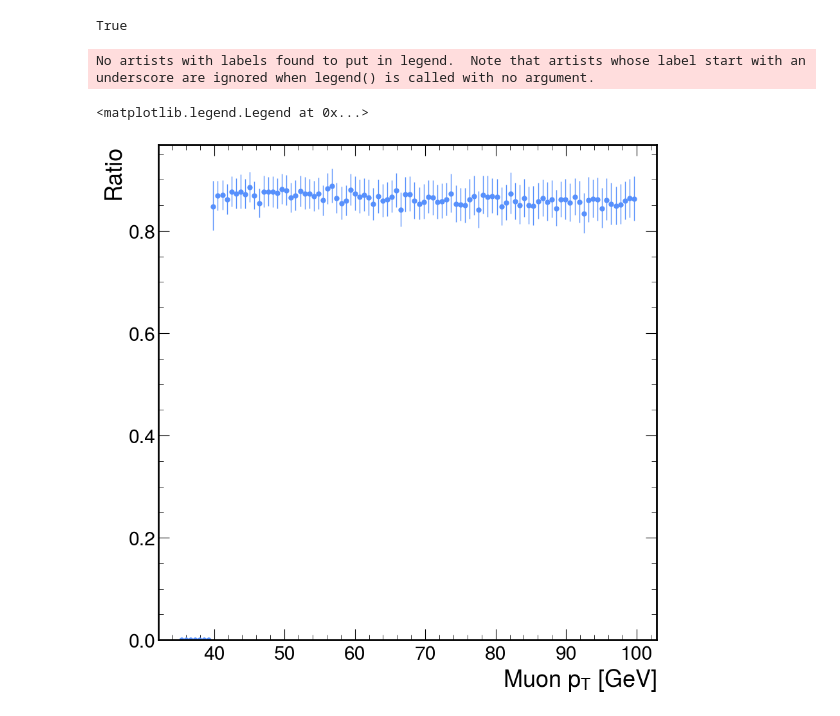
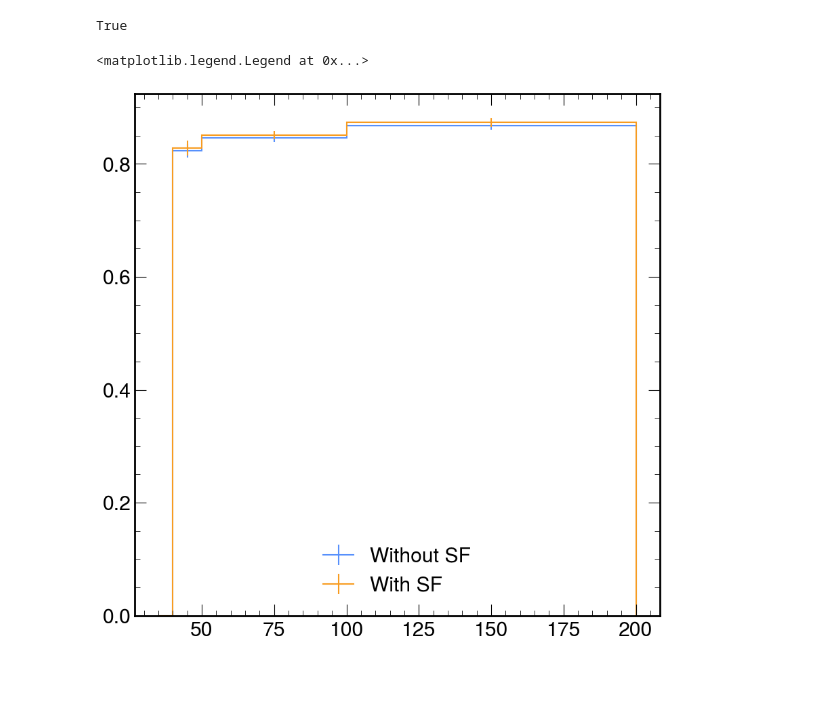
Before and after one commit to aashayarora/vbs-1lep, a Jupyter notebook: validation/genstudy.ipynb, the cells around one changed output. Saved outputs shown, nothing was run; the diff lists cells and outputs as text; code cells hidden in the pictures; blank space fills up the shorter version.

```diff
--- a/validation/genstudy.ipynb
+++ b/validation/genstudy.ipynb
@@ -10,4 +11,4 @@ import mplhep as hep
 hep.style.use(hep.style.CMS)
 # %%
 df = r.RDataFrame("Events", "/data/userdata/aaarora/output/run2/sig.root")
-df = df.Filter("isMuon")
+df = df.Filter("isElectron").Filter("sample_year == \"2017\"")
@@ -17,23 +15,31 @@ h2 = df.Filter("passCut2 == 1").Histo1D(("", "", 100, 35, 100), "GLepton_pt", "w
-# %%
-h1 = h1.GetValue()
-h2 = h2.GetValue()
-
-h1.Sumw2()
-h2.Sumw2()
-
-h1.Divide(h2)
-# %% [output]
-True
+# %%
+h1 = df.Filter("passCut1 == 1 & passCut2 == 1").Histo1D(("", "", 4, np.array([35, 40, 50, 100, 200], "d")), "GLepton_pt")
+h2 = df.Filter("passCut2 == 1").Histo1D(("", "", 4, np.array([35, 40, 50, 100, 200], "d")), "GLepton_pt")
+
+h3 = df.Filter("passCut1 == 1 & passCut2 == 1").Histo1D(("", "", 4, np.array([35, 40, 50, 100, 200], "d")), "GLepton_pt", "weight")
+h4 = df.Filter("passCut2 == 1").Histo1D(("", "", 4, np.array([35, 40, 50, 100, 200], "d")), "GLepton_pt", "weight")
+
+h1 = h1.GetValue()
+h2 = h2.GetValue()
+h3 = h3.GetValue()
+h4 = h4.GetValue()
+
+h1.Sumw2()
+h2.Sumw2()
+h3.Sumw2()
+h4.Sumw2()
+
+h1.Divide(h2)
+h3.Divide(h4)
+# %% [output]
+True
 # %%
 fig, ax = plt.subplots()
 
-# hep.histplot(h1, ax=ax, label="Passes Trigger")
-# hep.histplot(h2, ax=ax, label="Fails Trigger")
-hep.histplot(h1, ax=ax, histtype="errorbar")
-ax.set_xlabel(r"Muon $p_T$ [GeV]")
-ax.set_ylabel("Ratio")
+hep.histplot(h1, label="Without SF", ax=ax)
+hep.histplot(h3, label="With SF", ax=ax)
+
 ax.legend()
 # %% [output]
-No artists with labels found to put in legend.  Note that artists whose label start with an underscore are ignored when legend() is called with no argument.
+<matplotlib.legend.Legend at 0x...>
-<matplotlib.legend.Legend at 0x...>
-[figure, old version]
+[figure, new version]
```
Also changed, not shown: parts of 20 cells of this notebook, 12 other files.
